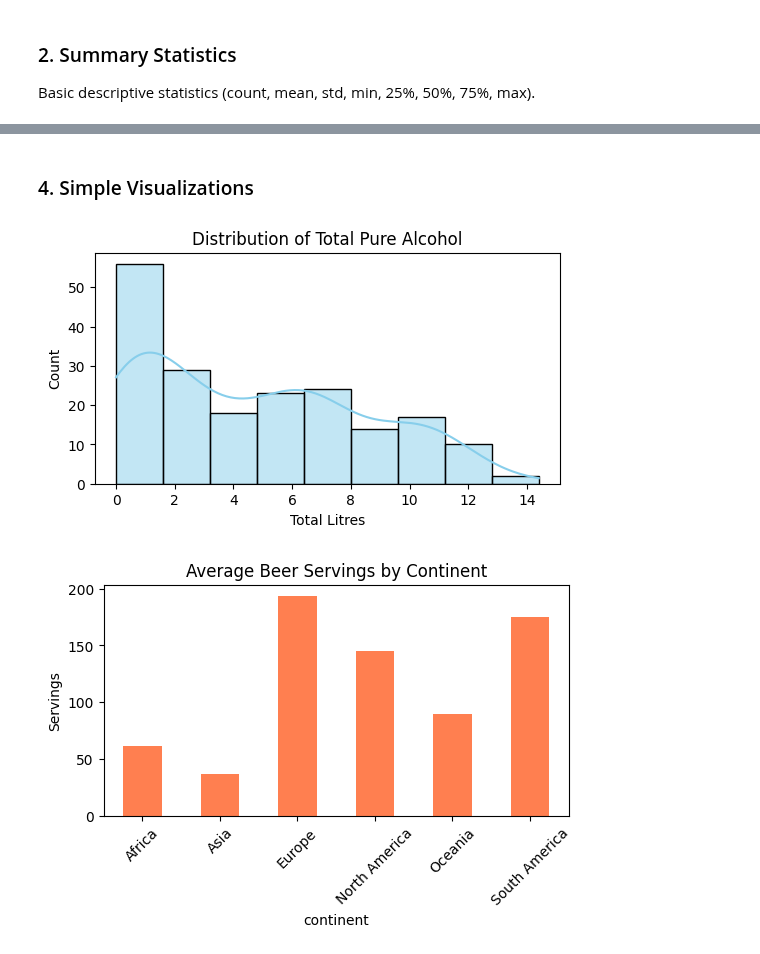
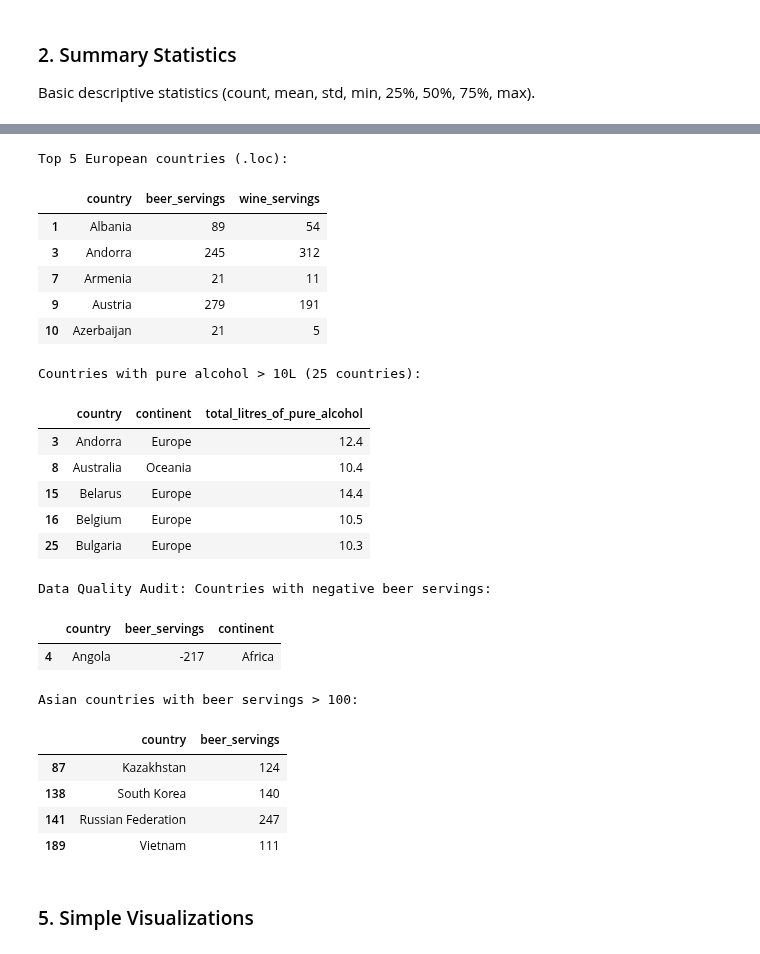
Before and after one commit to Abiads/CDAC-Data-Analytics, a Jupyter notebook: Day10/O2_eda/problem.ipynb, the cells around one changed output, grey strips where cells are left out. Drawn from its saved outputs; the diff is of its cells as text; code cells hidden in the pictures.

```diff
--- a/Day10/O2_eda/problem.ipynb
+++ b/Day10/O2_eda/problem.ipynb
@@ -89,21 +112,46 @@ df.groupby('continent')[['beer_servings', 'spirit_servings', 'wine_servings', 't
+# %%
+# 1. Simple df.loc: Filter European countries and select specific columns
+df_europe = df.loc[df['continent'] == 'Europe', ['country', 'beer_servings', 'wine_servings']].head(5)
+print('Top 5 European countries (.loc):')
+display(df_europe)
+
+# 2. Simple df.loc: Filter countries with total pure alcohol > 10 litres
+heavy_drinkers = df.loc[df['total_litres_of_pure_alcohol'] > 10, ['country', 'continent', 'total_litres_of_pure_alcohol']]
+print(f'\nCountries with pure alcohol > 10L ({len(heavy_drinkers)} countries):')
+display(heavy_drinkers.head())
+
+# 3. Simple df.loc: Data Audit — detect any invalid negative beer servings
+negative_beer = df.loc[df['beer_servings'] < 0, ['country', 'beer_servings', 'continent']]
+print('\nData Quality Audit: Countries with negative beer servings:')
+display(negative_beer)
+
+# 4. Simple df.loc: Multi-condition filter (Asia and beer_servings > 100)
+asia_beer = df.loc[(df['continent'] == 'Asia') & (df['beer_servings'] > 100), ['country', 'beer_servings']]
+print('\nAsian countries with beer servings > 100:')
+display(asia_beer)
+# %% [output]
+Top 5 European countries (.loc):
+|  | country | beer_servings | wine_servings |
+| 1 | Albania | 89 | 54 |
+| 3 | Andorra | 245 | 312 |
+| 7 | Armenia | 21 | 11 |
+| 9 | Austria | 279 | 191 |
+| 10 | Azerbaijan | 21 | 5 |
+Countries with pure alcohol > 10L (25 countries):
+|  | country | continent | total_litres_of_pure_alcohol |
+| 3 | Andorra | Europe | 12.4 |
+| 8 | Australia | Oceania | 10.4 |
+| 15 | Belarus | Europe | 14.4 |
+| 16 | Belgium | Europe | 10.5 |
+| 25 | Bulgaria | Europe | 10.3 |
+Data Quality Audit: Countries with negative beer servings:
+|  | country | beer_servings | continent |
+| 4 | Angola | -217 | Africa |
+Asian countries with beer servings > 100:
+|  | country | beer_servings |
+| 87 | Kazakhstan | 124 |
+| 138 | South Korea | 140 |
+| 141 | Russian Federation | 247 |
+| 189 | Vietnam | 111 |
 # %% [markdown]
-### 4. Simple Visualizations
+### 5. Simple Visualizations
-# %%
-# 1. Distribution of Total Alcohol
-plt.figure(figsize=(6, 3))
-sns.histplot(df['total_litres_of_pure_alcohol'], kde=True, color='skyblue')
-plt.title('Distribution of Total Pure Alcohol')
-plt.xlabel('Total Litres')
-plt.show()
-# %% [output]
-[figure, removed]
-# %%
-# 2. Average Beer Servings by Continent (Bar Plot)
-plt.figure(figsize=(6, 3))
-df.groupby('continent')['beer_servings'].mean().plot(kind='bar', color='coral')
-plt.title('Average Beer Servings by Continent')
-plt.ylabel('Servings')
-plt.xticks(rotation=45)
-plt.show()
-# %% [output]
-[figure, removed]
```
Also changed, not shown: parts of 20 cells of this notebook, 1 other file.
